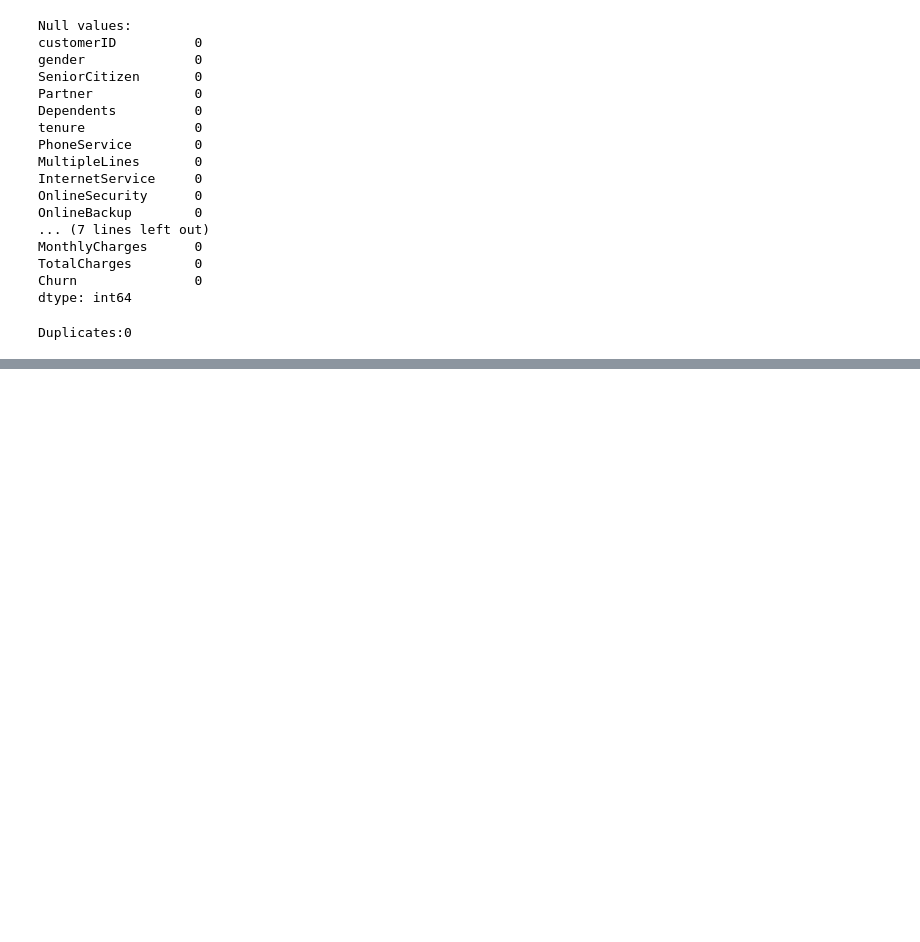
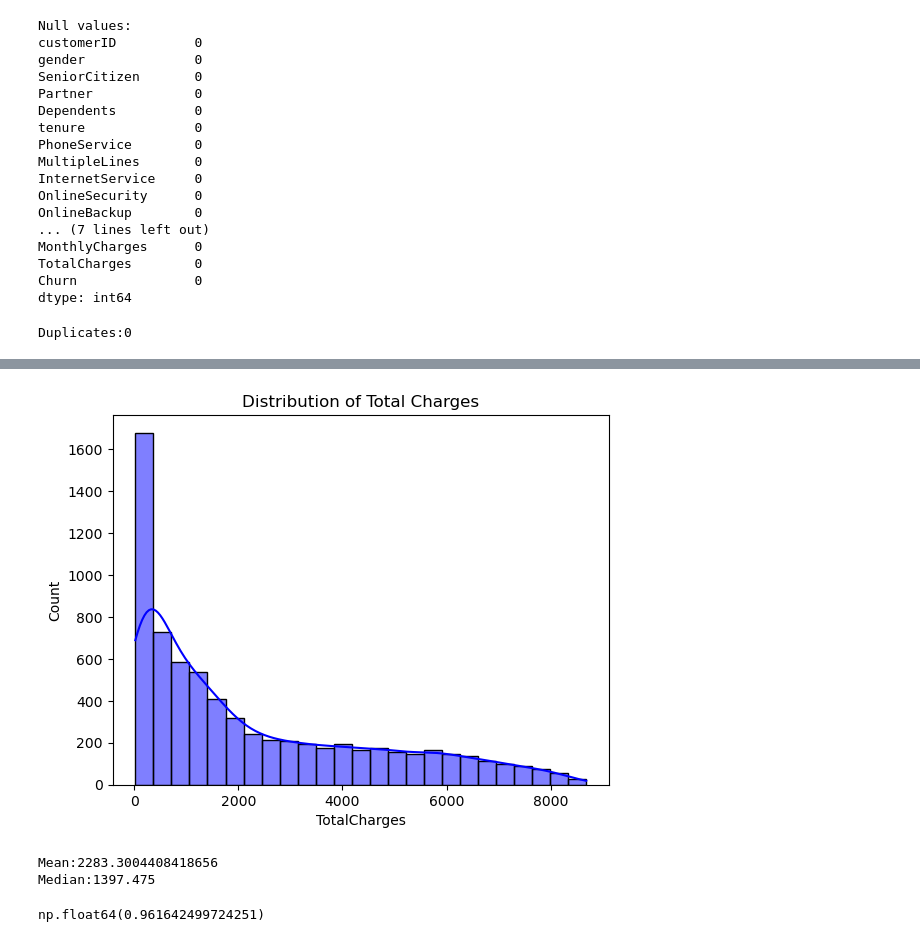
Before and after one commit to anup-ds/Churnsense, a Jupyter notebook: notebooks/01.EDA.ipynb, the cells around one changed output, grey strips where cells are left out. Saved outputs shown, nothing was run; the diff lists cells and outputs as text; code cells hidden in the pictures; blank space fills up the shorter version.

```diff
--- a/notebooks/01.EDA.ipynb
+++ b/notebooks/01.EDA.ipynb
@@ -48,0 +87,2 @@ Duplicates:0
+# %%
+df["TotalCharges"] = pd.to_numeric(df["TotalCharges"],errors='coerce')
@@ -48,0 +109,18 @@ Duplicates:0
+# %%
+
+target_col = df["TotalCharges"]
+
+sns.histplot(target_col.dropna(), kde=True, color='blue')
+plt.title('Distribution of Total Charges')
+plt.show()
+# %% [output]
+[figure, added]
+# %%
+print(f"Mean:{df["TotalCharges"].mean()}\nMedian:{df["TotalCharges"].median()}")
+# %% [output]
+Mean:2283.3004408418656
+Median:1397.475
+# %%
+df["TotalCharges"].skew()
+# %% [output]
+np.float64(0.961642499724251)
```
Also changed, not shown: parts of 51 cells of this notebook.
